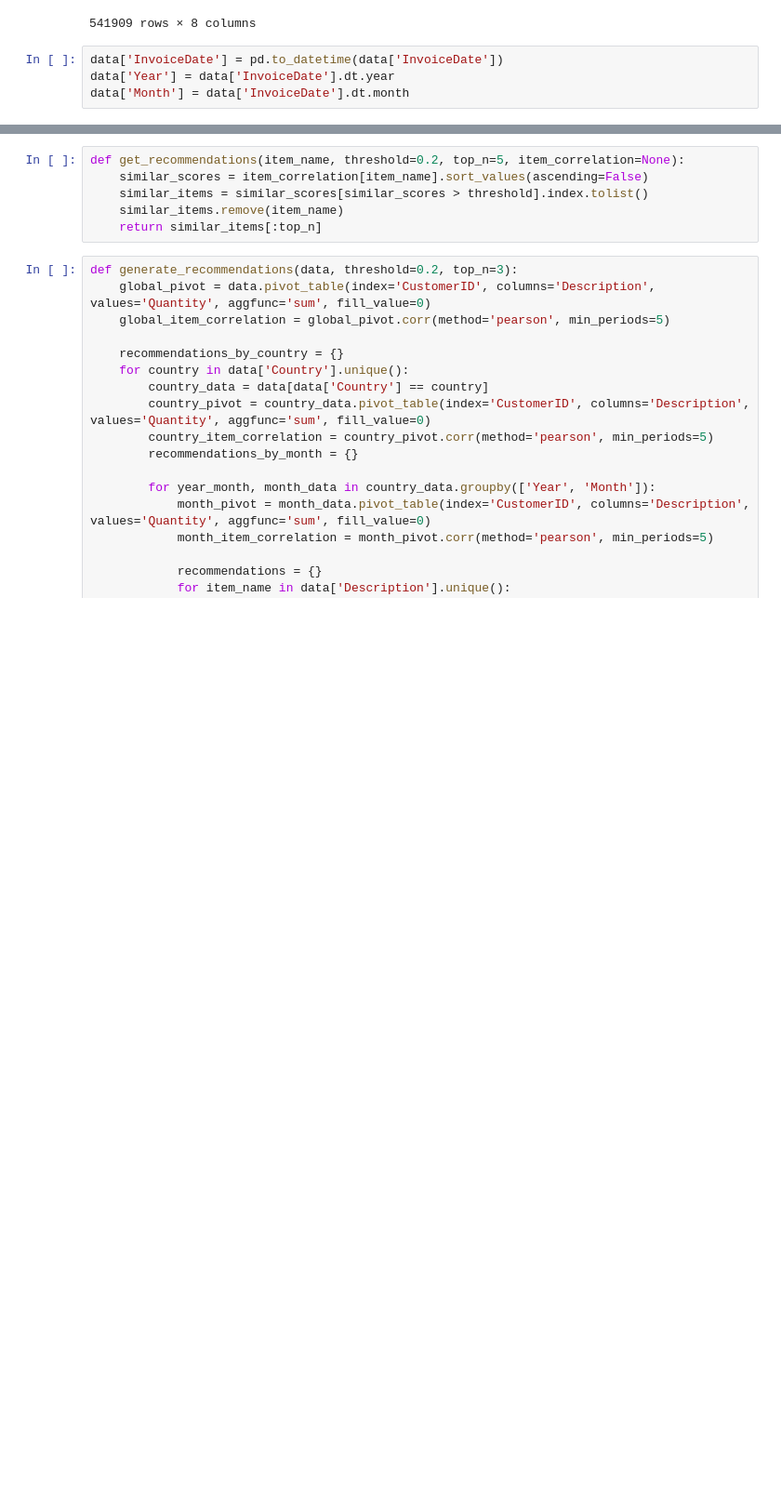
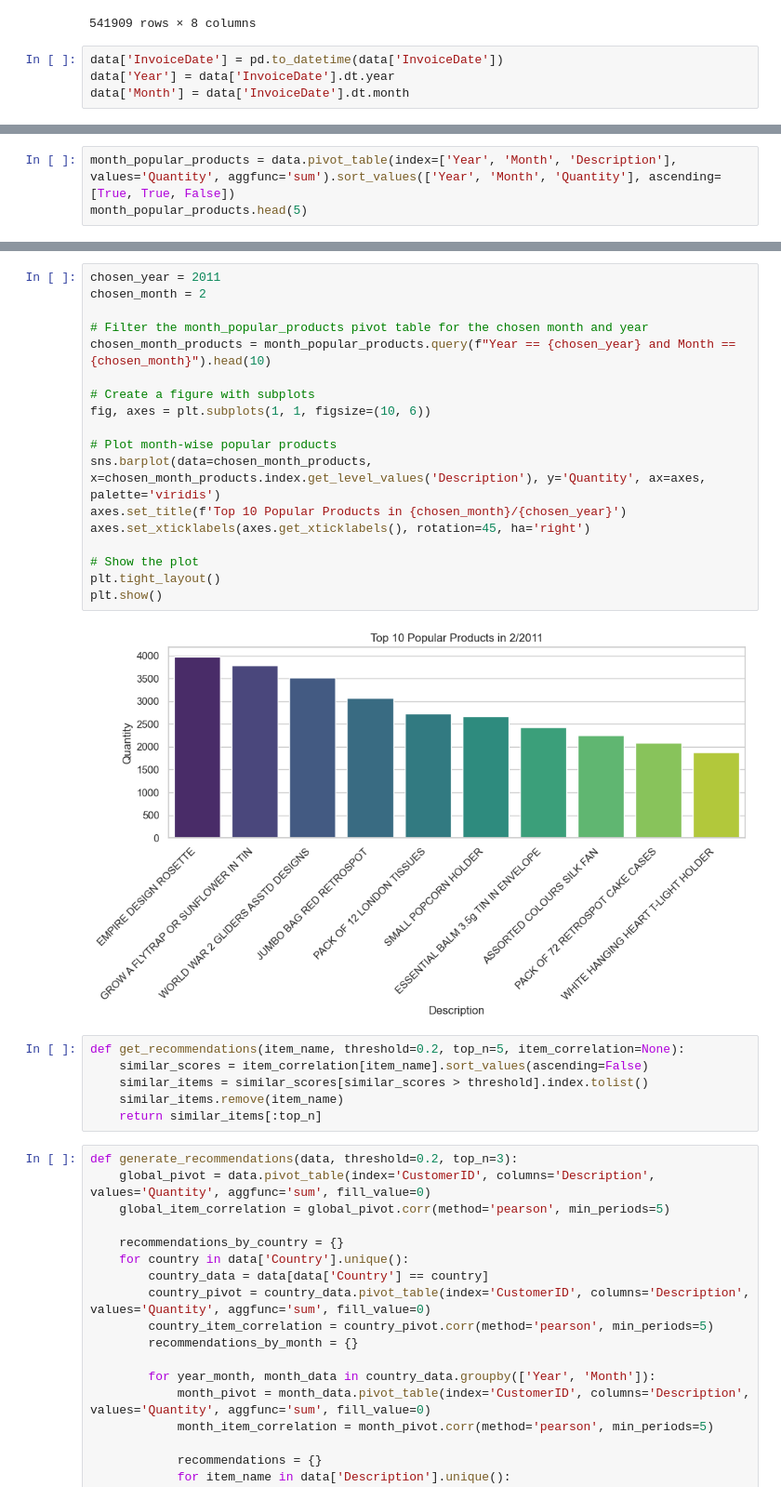
Before and after one commit to naveenkkkk/product-recommendation-model, a Jupyter notebook: maincode.ipynb, the cells around one changed output, grey strips where cells are left out. Shown: that part at 93% size. Drawn from its saved outputs; the diff is of its cells as text; blank space fills up the shorter version.

```diff
--- a/maincode.ipynb
+++ b/maincode.ipynb
@@ -28,0 +94,3 @@ data['Month'] = data['InvoiceDate'].dt.month
+# %%
+month_popular_products = data.pivot_table(index=['Year', 'Month', 'Description'], values='Quantity', aggfunc='sum').sort_values(['Year', 'Month', 'Quantity'], ascending=[True, True, False])
+month_popular_products.head(5)
@@ -29,3 +105,23 @@ data['Month'] = data['InvoiceDate'].dt.month
+# %%
+chosen_year = 2011
+chosen_month = 2
+
+# Filter the month_popular_products pivot table for the chosen month and year
+chosen_month_products = month_popular_products.query(f"Year == {chosen_year} and Month == {chosen_month}").head(10)
+
+# Create a figure with subplots
+fig, axes = plt.subplots(1, 1, figsize=(10, 6))
+
+# Plot month-wise popular products
+sns.barplot(data=chosen_month_products, x=chosen_month_products.index.get_level_values('Description'), y='Quantity', ax=axes, palette='viridis')
+axes.set_title(f'Top 10 Popular Products in {chosen_month}/{chosen_year}')
+axes.set_xticklabels(axes.get_xticklabels(), rotation=45, ha='right')
+
+# Show the plot
+plt.tight_layout()
+plt.show()
+# %% [output]
+[figure, added]
 # %%
 def get_recommendations(item_name, threshold=0.2, top_n=5, item_correlation=None):
     similar_scores = item_correlation[item_name].sort_values(ascending=False)
```
Also changed, not shown: parts of 8 cells of this notebook.
